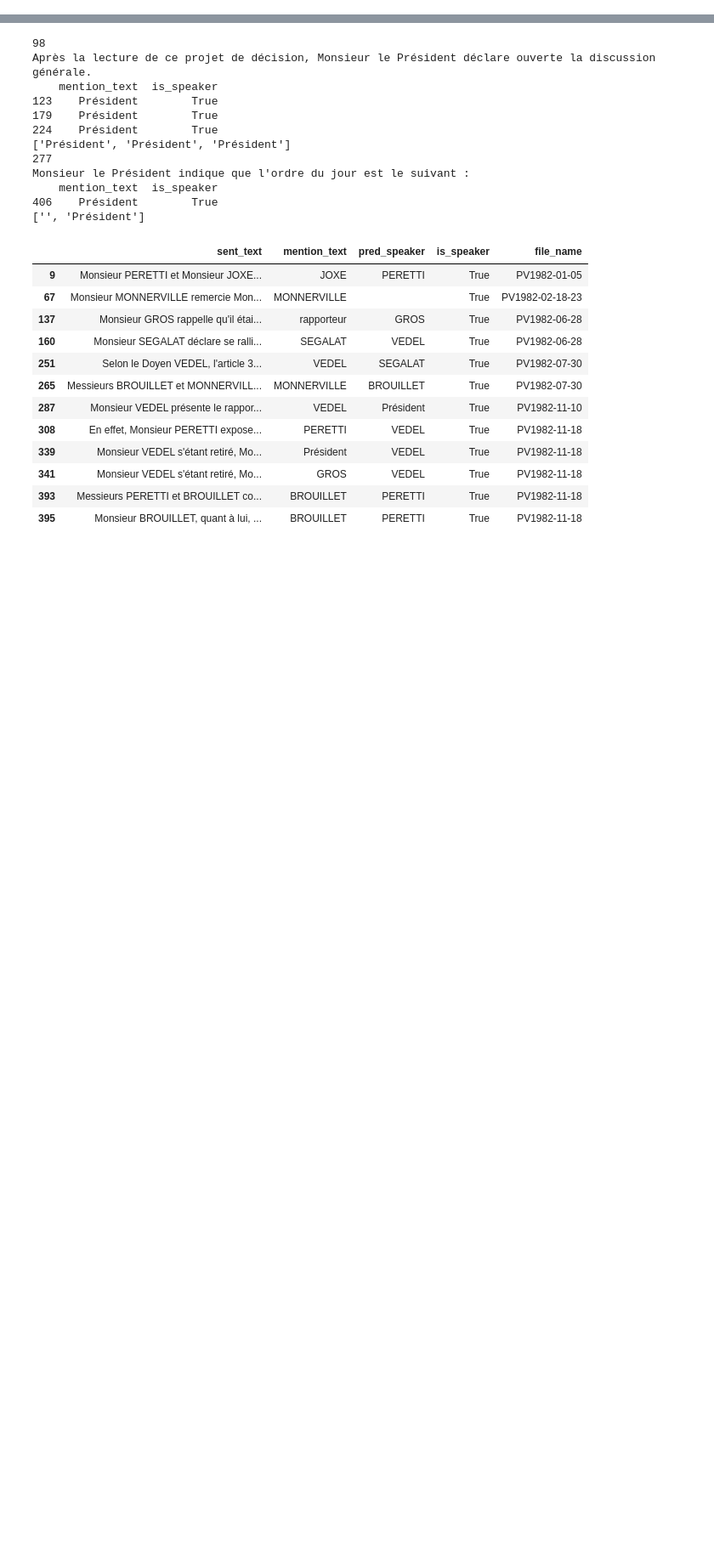
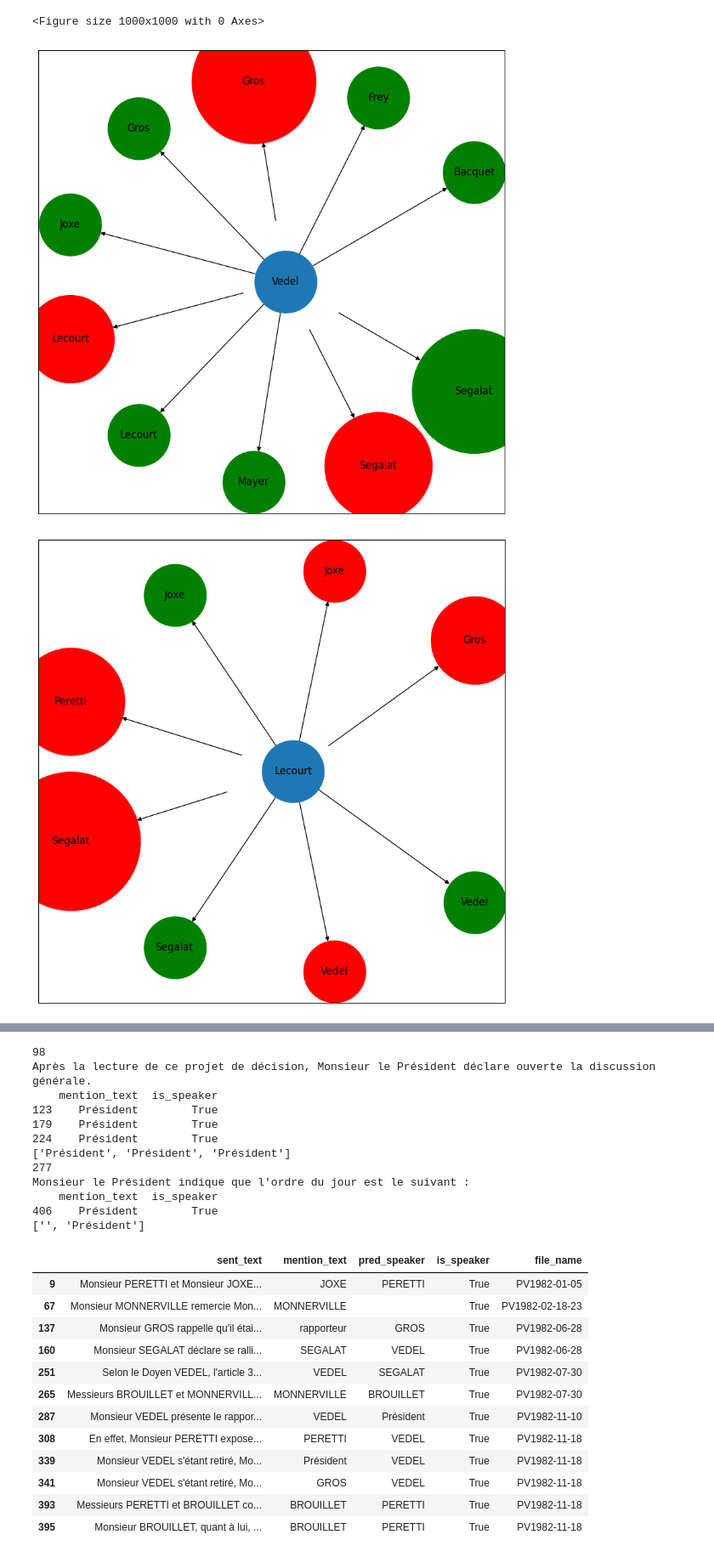
Before and after one commit to MR8u/jusTAL, a Jupyter notebook: st_eval.ipynb, the cells around one changed output, grey strips where cells are left out. Shown at 85% size. Drawn from its saved outputs; the diff is of its cells as text; code cells hidden in the pictures; blank space fills up the shorter version.

```diff
--- a/st_eval.ipynb
+++ b/st_eval.ipynb
@@ -28,0 +28,5 @@ for path in PATH.glob('*.xml'):
+# %%
+for speaker in df.speaker.unique():
+    df_sp = df[df['speaker']==speaker]
+    print(speaker)
+    print(pd.DataFrame([(speaker, target, len(df_sp[(df_sp['target']==target) & (df_sp['type']=='POSITIF')])/(len(df_sp[(df_sp['target']==target) & (df_sp['type']=='NEGATIF')])+len(df_sp[(df_sp['target']==target) & (df_sp['type']=='POSITIF')]))*100, len(df_sp[(df_sp['target']==target) & (df_sp['type']=='NEGATIF')])+len(df_sp[(df_sp['target']==target) & (df_sp['type']=='POSITIF')])) for target in df_sp.target.unique()], columns=['speaker', 'target', '% interactions positives', 'nb interactions totales']))
@@ -28,0 +51,46 @@ for path in PATH.glob('*.xml'):
+# %%
+def normalize(item):
+  t = sum([v for v in item.values()])
+  for k in item:
+    item[k] /= t
+# %%
+from collections import defaultdict
+d = defaultdict(dict)
+for n in df_sp.groupby(['target', 'type']).count().iterrows():
+    d[n[0][0]][n[0][1]]=n[1][0]
+# %%
+for v in d.values():
+    normalize(v)
+# %%
+plt.figure(figsize=(10,10))
+scale = 5500
+
+for speaker in df.speaker.unique():
+    plt.figure(figsize=(10,10))
+    df_sp = df[df['speaker']==speaker]
+
+    d = defaultdict(dict)
+    for n in df_sp.groupby(['target', 'type']).count().iterrows():
+        d[n[0][0]][n[0][1]]=n[1][0]
+
+    G = nx.DiGraph()
+    for k, v in d.items():
+        for kk, vv in v.items():
+            G.add_edge(speaker, k+kk)
+
+    pos = nx.circular_layout(G)
+    pos[speaker]=[0,0]
+    # print(pos)
+    nx.draw_networkx_nodes(G, pos, nodelist=[speaker], node_size=scale)
+    nx.draw_networkx_labels(G, pos, labels={speaker:speaker[1:].split('_')[0].capitalize()})
+    for k, v in d.items():
+        for kk, vv in v.items():
+            nx.draw_networkx_nodes(G, pos, nodelist=[k+kk], node_color='green' if kk=='POSITIF' else 'red', node_size=vv*scale)
+            # nx.draw_networkx_edges(G, pos, edgelist=[(speaker,k+kk)], node_size=vv*scale, connectionstyle="arc3,rad=0.45")
+            nx.draw_networkx_edges(G, pos, edgelist=[(speaker,k+kk)], node_size=vv*scale)
+            nx.draw_networkx_labels(G, pos, labels={k+kk:k[1:].split('_')[0].capitalize()})
+    plt.show()
+# %% [output]
+<Figure size 1000x1000 with 0 Axes>
+[figure, added]
+[figure, added]
```
Also changed, not shown: parts of 10 cells of this notebook.
